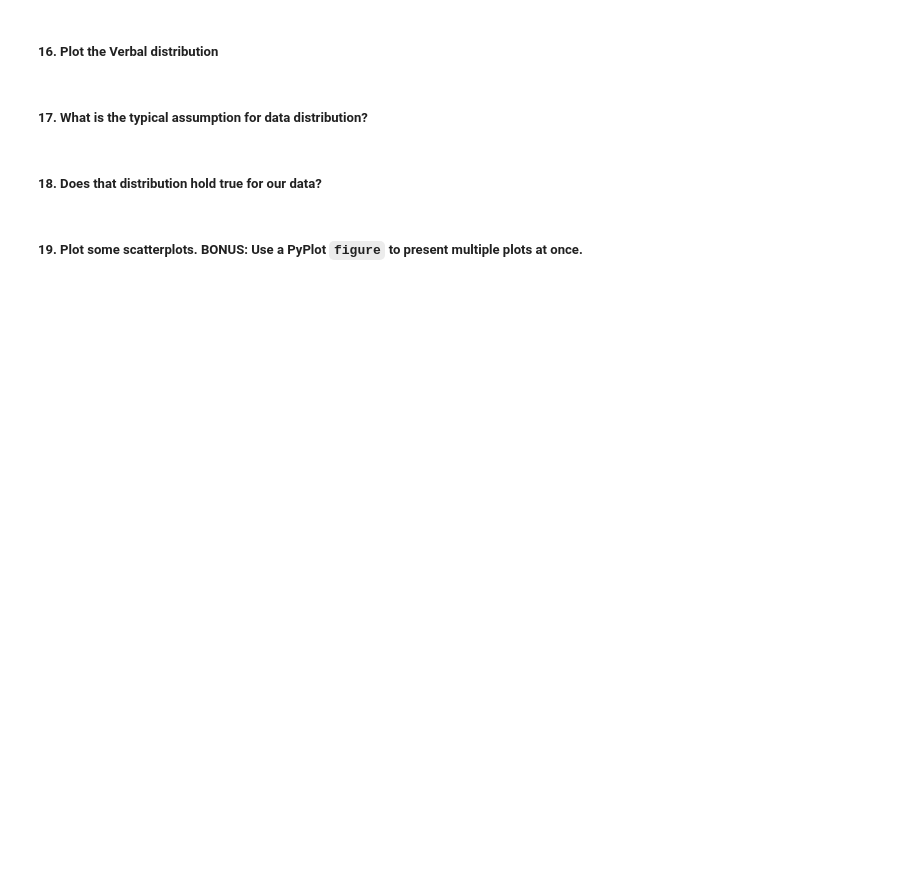
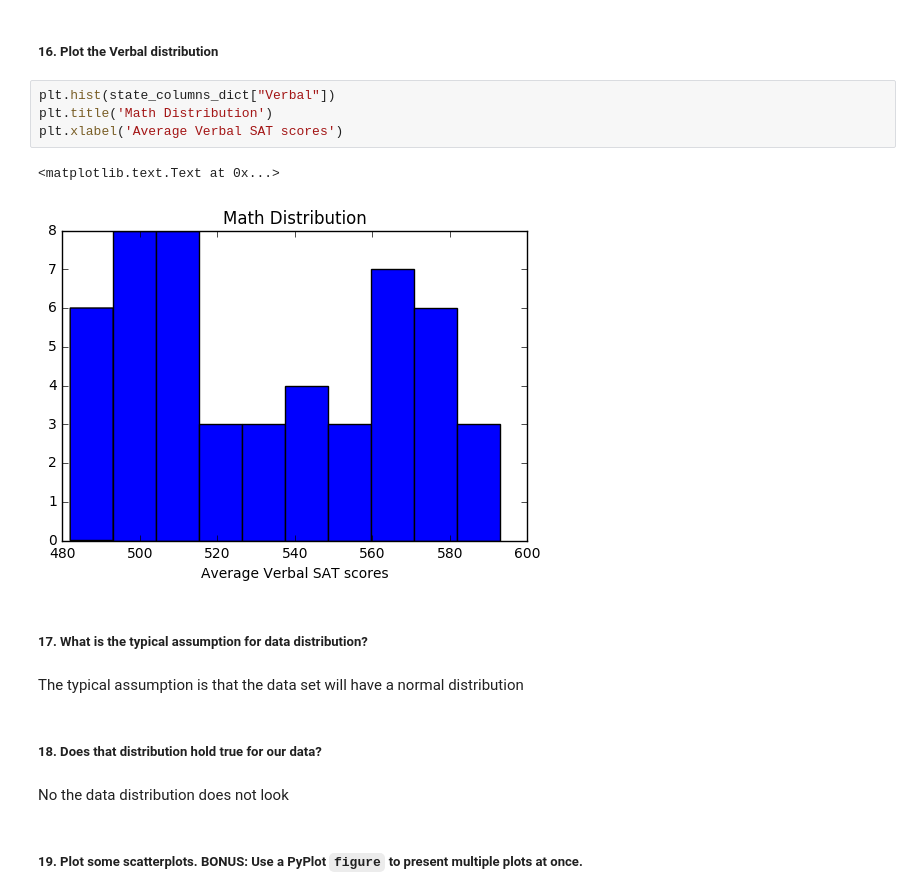
Before and after one commit to killerdame/SAT-Scores-Summary-Statistics, a Jupyter notebook: starter-code/project_1.ipynb, the cells around one changed output. Saved outputs shown, nothing was run; the diff lists cells and outputs as text; blank space fills up the shorter version.

```diff
--- a/starter-code/project_1.ipynb
+++ b/starter-code/project_1.ipynb
@@ -141,8 +185,19 @@ NameError: name 'reassigned_data' is not defined
 # %% [markdown]
 ##### 16. Plot the Verbal distribution
+# %%
+plt.hist(state_columns_dict["Verbal"])
+plt.title('Math Distribution')
+plt.xlabel('Average Verbal SAT scores')
+# %% [output]
+<matplotlib.text.Text at 0x...>
+[figure, added]
 # %% [markdown]
 ##### 17. What is the typical assumption for data distribution?
+# %% [markdown]
+The typical assumption is that the data set will have a normal distribution
 # %% [markdown]
 ##### 18. Does that distribution hold true for our data?
+# %% [markdown]
+No the data distribution does not look
 # %% [markdown]
 ##### 19. Plot some scatterplots. **BONUS**: Use a PyPlot `figure` to present multiple plots at once.
```
Also changed, not shown: parts of 26 cells of this notebook.
